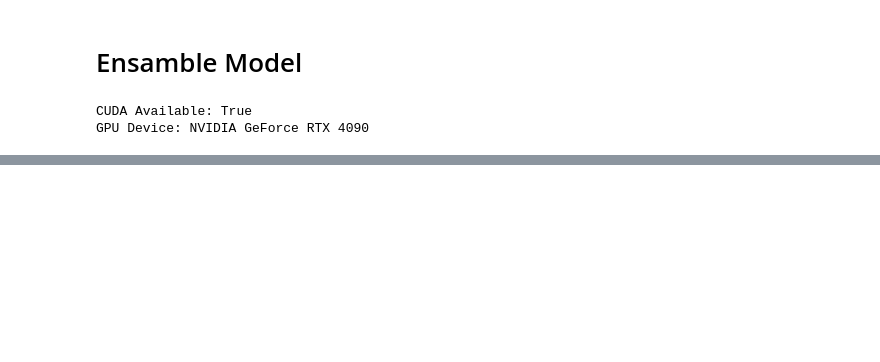
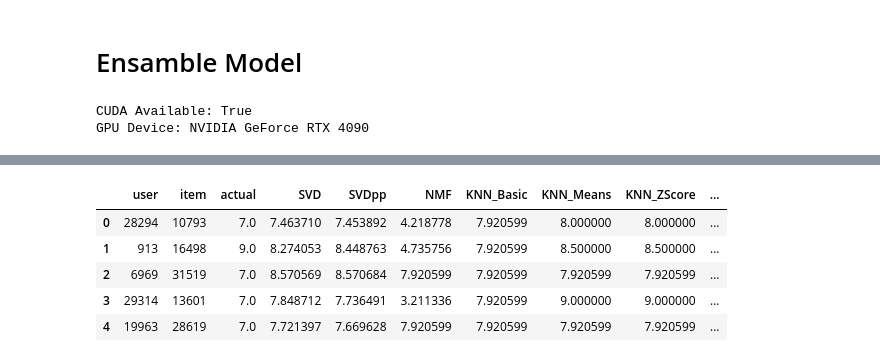
Before and after one commit to Jorgeherrero10/RecEngine, a Jupyter notebook: Ensemble.ipynb, the cells around one changed output, grey strips where cells are left out. Cells and saved outputs as stored; diff of their text form; code cells hidden in the pictures; blank space fills up the shorter version.

```diff
--- a/Ensemble.ipynb
+++ b/Ensemble.ipynb
@@ -290,0 +309,88 @@ Meta-dataset shape: (64602, 11)
+# %%
+# Create a meta-dataset for stacking
+# FIX: Modified function to handle testset as list of (uid, iid, r_ui) tuples
+def create_meta_dataset(all_predictions, testset_tuples):
+    # Check if input is valid
+    if not all_predictions or not testset_tuples:
+        print("Cannot create meta-dataset: No predictions or testset tuples provided.")
+        return pd.DataFrame() # Return empty DataFrame
+
+    # Create a dictionary to store all predictions
+    meta_data = {}
+    valid_models = list(all_predictions.keys())
+
+    # Organize predictions by user-item pair using the Prediction objects
+    for model_name, predictions in all_predictions.items():
+        if not predictions: # Skip models that failed to produce predictions
+            print(f"Skipping model {model_name} in meta-dataset creation (no predictions).")
+            if model_name in valid_models:
+                 valid_models.remove(model_name)
+            continue
+
+        for pred in predictions: # pred is a surprise.Prediction object
+            user = pred.uid
+            item = pred.iid
+            rating = pred.r_ui # Actual rating from the original data
+            estimated = pred.est # Prediction from this base model
+
+            key = (user, item)
+
+            if key not in meta_data:
+                meta_data[key] = {
+                    'actual': rating,
+                    'predictions': {}
+                }
+
+            meta_data[key]['predictions'][model_name] = estimated
+
+    # Convert to DataFrame, ensuring alignment with the original testset_tuples
+    rows = []
+    # Create a set of keys from the input testset_tuples for quick lookup
+    # FIX: Iterate through testset_tuples directly, which are (uid, iid, r_ui)
+    testset_keys = set([(uid, iid) for uid, iid, r_ui in testset_tuples])
+
+    # Iterate through the testset_tuples to maintain order and ensure all original test points are considered
+    processed_keys = set() # Keep track of keys added to avoid duplicates if any exist in testset_tuples
+    for uid, iid, r_ui_actual in testset_tuples:
+        key = (uid, iid)
+        if key in meta_data and key not in processed_keys: # Check if we have predictions for this key
+            data = meta_data[key]
+            # Double check the actual rating matches (should usually be the case)
+            # assert data['actual'] == r_ui_actual, f"Mismatch in actual rating for key {key}"
+            row = {'user': key[0], 'item': key[1], 'actual': r_ui_actual} # Use actual from testset_tuples
+
+            all_models_present = True
+            # Only check against models that successfully produced predictions
+            for model_name in valid_models:
+                if model_name not in data['predictions']:
+                    # This case means a base model failed to predict for this item
+                    # We might skip this row or fill with a default (e.g., global mean)
+                    # Skipping is safer for meta-model training
+                    # print(f"Warning: Missing prediction for {model_name} on {key}. Skipping row.")
+                    all_models_present = False
+                    break
+                row[model_name] = data['predictions'][model_name]
+
+            if all_models_present:
+               rows.append(row)
+               processed_keys.add(key)
+
+    meta_df = pd.DataFrame(rows)
+    # Reorder columns to have 'user', 'item', 'actual' first, then model predictions
+    if not meta_df.empty:
+        # Use only the models that had predictions
+        cols = ['user', 'item', 'actual'] + valid_models
+        meta_df = meta_df[cols]
+    return meta_df
+
+# Create meta dataset using the predictions and the original testset tuples
+print("Creating meta-dataset for stacking...")
+# FIX: Pass the original 'testset' (list of tuples) directly
+meta_df = create_meta_dataset(all_predictions, testset)
+
+if not meta_df.empty:
+    print(f"Meta-dataset shape: {meta_df.shape}")
+    display(meta_df.head()) # Use display for better notebook output
+else:
+    print("Meta-dataset is empty.")
+# %% [output]
@@ -291 +399,7 @@ Meta-dataset shape: (64602, 11)
+|  | user | item | actual | SVD | SVDpp | NMF | KNN_Basic | KNN_Means | KNN_ZScore | ... |
+| 0 | 28294 | 10793 | 7.0 | 7.463710 | 7.453892 | 4.218778 | 7.920599 | 8.000000 | 8.000000 | ... |
+| 1 | 913 | 16498 | 9.0 | 8.274053 | 8.448763 | 4.735756 | 7.920599 | 8.500000 | 8.500000 | ... |
+| 2 | 6969 | 31519 | 7.0 | 8.570569 | 8.570684 | 7.920599 | 7.920599 | 7.920599 | 7.920599 | ... |
+| 3 | 29314 | 13601 | 7.0 | 7.848712 | 7.736491 | 3.211336 | 7.920599 | 9.000000 | 9.000000 | ... |
+| 4 | 19963 | 28619 | 7.0 | 7.721397 | 7.669628 | 7.920599 | 7.920599 | 7.920599 | 7.920599 | ... |
 # %%
```
Also changed, not shown: parts of 19 cells of this notebook.
